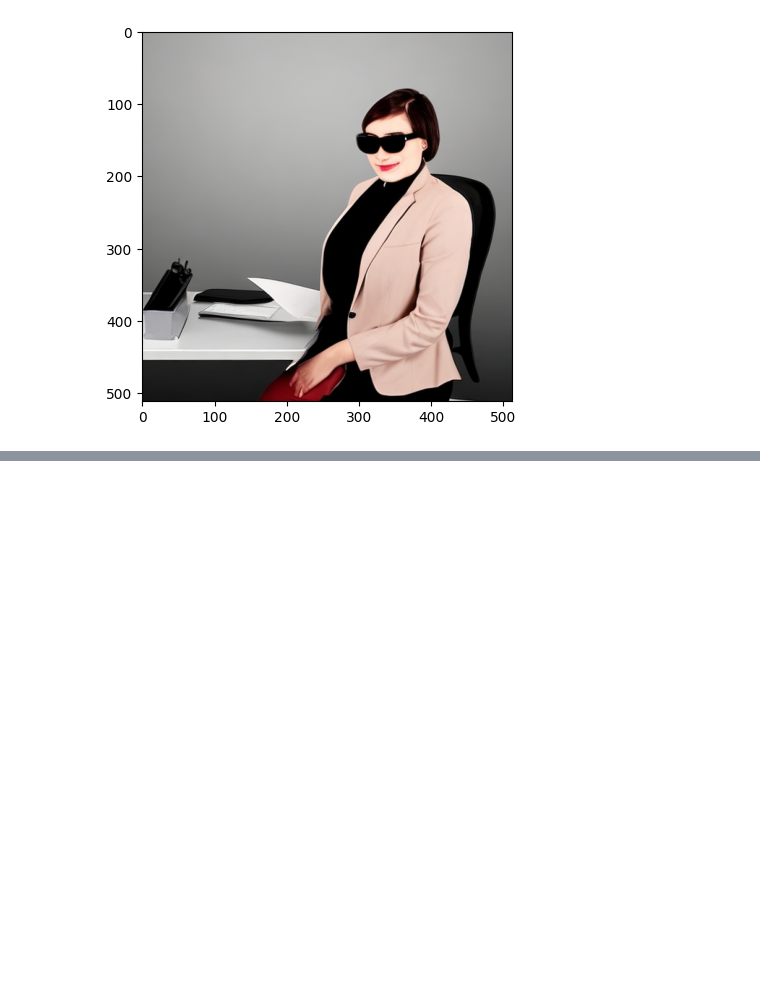
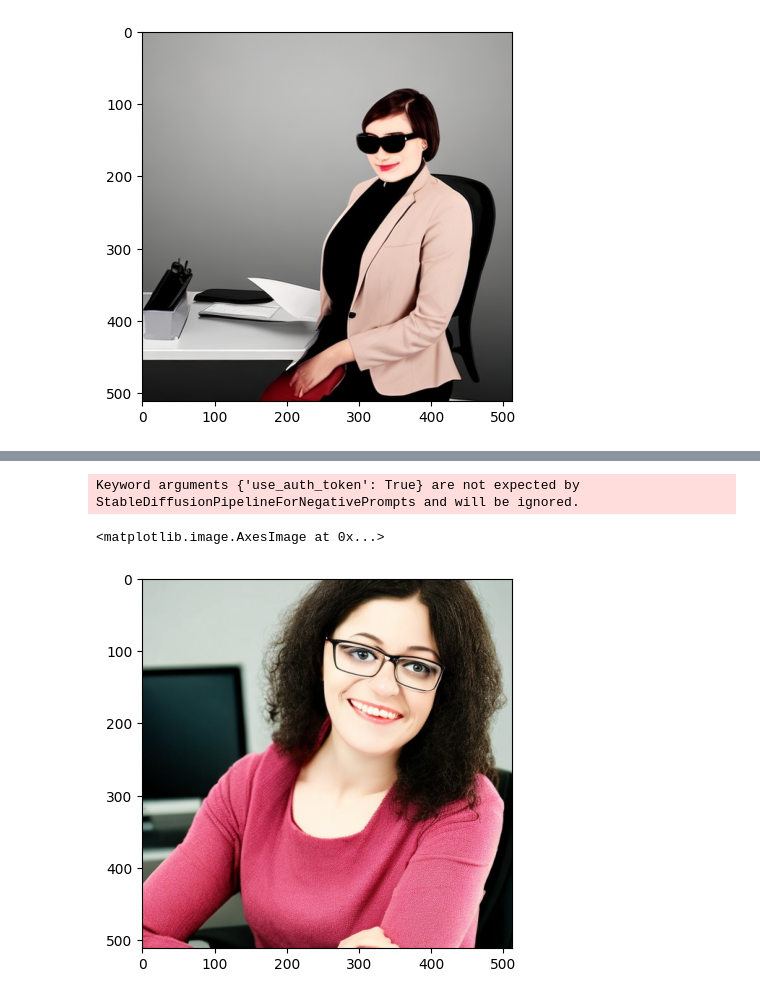
Before and after one commit to banyuanhao/daam, a Jupyter notebook: wrapupdata/inject.ipynb, the cells around one changed output, grey strips where cells are left out. Cells and saved outputs as stored; diff of their text form; code cells hidden in the pictures; blank space fills up the shorter version.

```diff
--- a/wrapupdata/inject.ipynb
+++ b/wrapupdata/inject.ipynb
@@ -96,0 +100,23 @@ Keyword arguments {'use_auth_token': True} are not expected by StableDiffusionPi
+# %%
+from models.diffuserpipeline import StableDiffusionPipelineForNegativePrompts
+import torch
+from daam.utils import set_seed
+from matplotlib import pyplot as plt
+model_id = 'stabilityai/stable-diffusion-2-base'
+device = 'cuda'
+pipe = StableDiffusionPipelineForNegativePrompts.from_pretrained(model_id, use_auth_token=True)
+pipe = pipe.to(device)
+
+prompt = "professional office woman"
+negative_prompt = "glasses"
+seed = 231241
+steps = 30
+
+with torch.cuda.amp.autocast(dtype=torch.float16), torch.no_grad():
+    out = pipe.inject(prompt, negative_prompt=negative_prompt, num_inference_steps=steps, generator=set_seed(seed),inject_step=[5],inject_guidance = -30)
+
+plt.imshow(out.images[0])
+# %% [output]
+Keyword arguments {'use_auth_token': True} are not expected by StableDiffusionPipelineForNegativePrompts and will be ignored.
+<matplotlib.image.AxesImage at 0x...>
+[figure, added]
```
Also changed, not shown: parts of 3 cells of this notebook, 41 other files.
